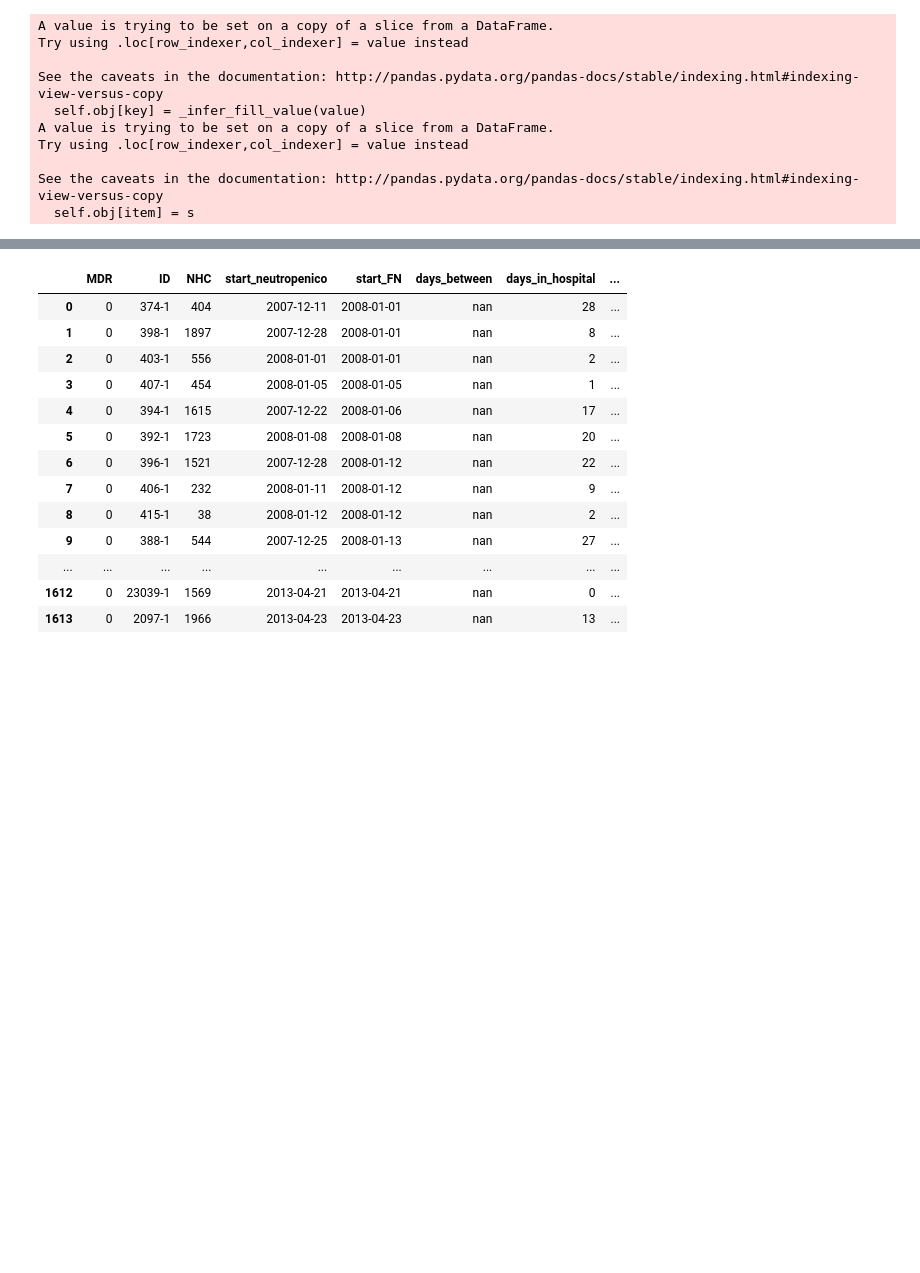
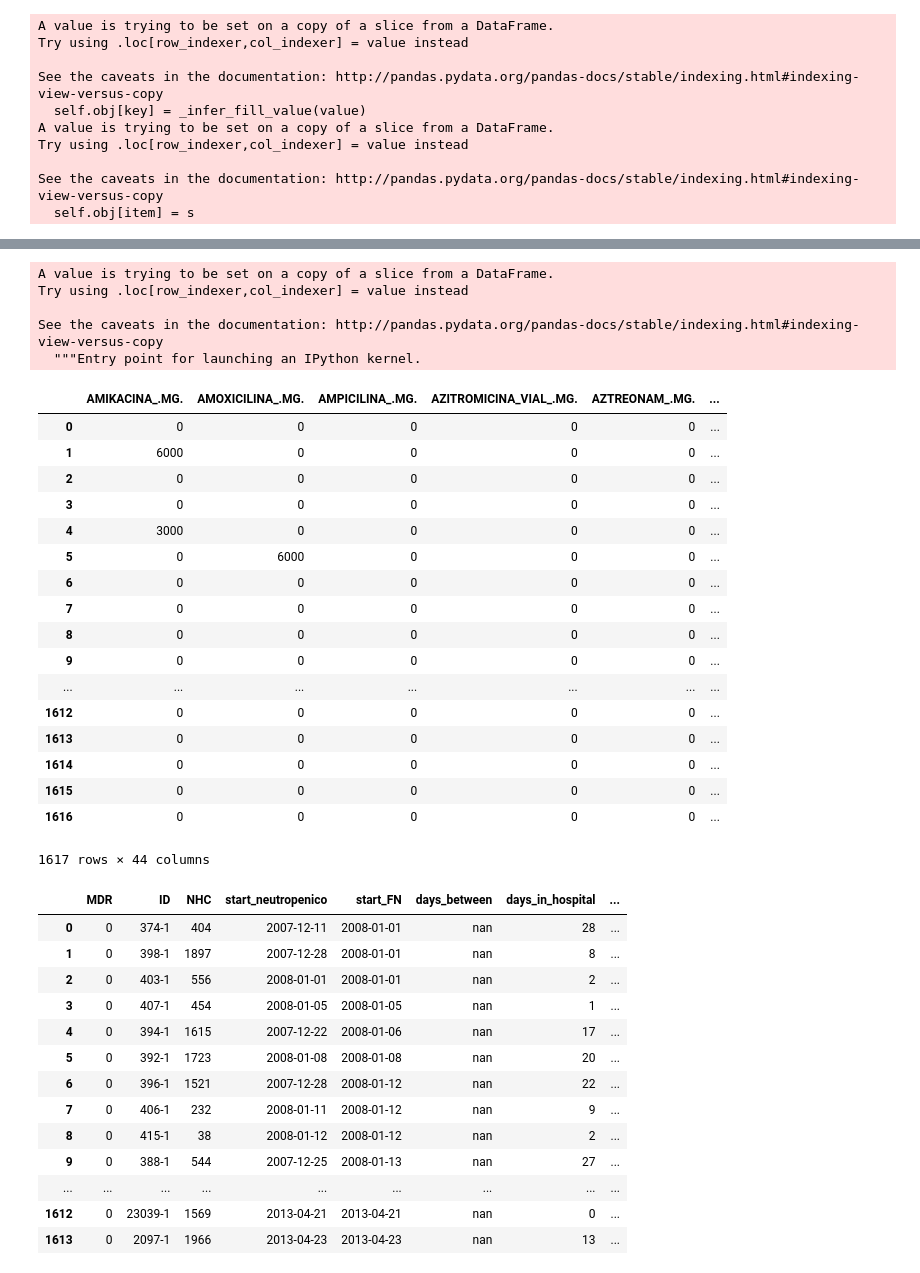
Before and after one commit to adriamoya/health_hackathon_2018, a Jupyter notebook: adriamoya_EDA.ipynb, the cells around one changed output, grey strips where cells are left out. Cells and saved outputs as stored; diff of their text form; code cells hidden in the pictures; blank space fills up the shorter version.

```diff
--- a/adriamoya_EDA.ipynb
+++ b/adriamoya_EDA.ipynb
@@ -171,3 +171,7 @@ df_numrooms
 | 6 | 6 | 8 | 1 | 12 |
 | 7 | 7 | 3 | 0 | 0 |
 | 8 | 8 | 2 | 0 | 0 |
+# %%
+df['num_veces_enfermo'] = df['ID'].map(lambda x: str(x)[-1])
+# %%
+df['num_veces_enfermo'] = df['num_veces_enfermo'].apply(lambda x: int(x))
@@ -223,3 +231,9 @@ Try using .loc[row_indexer,col_indexer] = value instead
 
 See the caveats in the documentation: http://pandas.pydata.org/pandas-docs/stable/indexing.html#indexing-view-versus-copy
   self.obj[item] = s
+# %%
+df_mg = df[df.columns[df.columns.str.contains("_.MG")]]
+df_und = df[df.columns[df.columns.str.contains("_.UND")]]
+
+df['antib_MG'] = df_mg.sum(axis=1)
+df['antib_UND'] = df_und.sum(axis=1)
@@ -226,3 +261,32 @@ See the caveats in the documentation: http://pandas.pydata.org/pandas-docs/stabl
+# %%
+df_mg['mg_anti'] = df_mg.sum(axis = 0, skipna=True)
+# %% [output]
+A value is trying to be set on a copy of a slice from a DataFrame.
+Try using .loc[row_indexer,col_indexer] = value instead
+
+See the caveats in the documentation: http://pandas.pydata.org/pandas-docs/stable/indexing.html#indexing-view-versus-copy
+  """Entry point for launching an IPython kernel.
+# %%
+df_mg
+# %% [output]
+|  | AMIKACINA_.MG. | AMOXICILINA_.MG. | AMPICILINA_.MG. | AZITROMICINA_VIAL_.MG. | AZTREONAM_.MG. | ... |
+| 0 | 0 | 0 | 0 | 0 | 0 | ... |
+| 1 | 6000 | 0 | 0 | 0 | 0 | ... |
+| 2 | 0 | 0 | 0 | 0 | 0 | ... |
+| 3 | 0 | 0 | 0 | 0 | 0 | ... |
+| 4 | 3000 | 0 | 0 | 0 | 0 | ... |
+| 5 | 0 | 6000 | 0 | 0 | 0 | ... |
+| 6 | 0 | 0 | 0 | 0 | 0 | ... |
+| 7 | 0 | 0 | 0 | 0 | 0 | ... |
+| 8 | 0 | 0 | 0 | 0 | 0 | ... |
+| 9 | 0 | 0 | 0 | 0 | 0 | ... |
+| ... | ... | ... | ... | ... | ... | ... |
+| 1612 | 0 | 0 | 0 | 0 | 0 | ... |
+| 1613 | 0 | 0 | 0 | 0 | 0 | ... |
+| 1614 | 0 | 0 | 0 | 0 | 0 | ... |
+| 1615 | 0 | 0 | 0 | 0 | 0 | ... |
+| 1616 | 0 | 0 | 0 | 0 | 0 | ... |
+1617 rows × 44 columns
 # %%
 df_rooms = df_rooms.fillna(0)
 # %%
```
Also changed, not shown: parts of 2 cells of this notebook, 33 other files.
